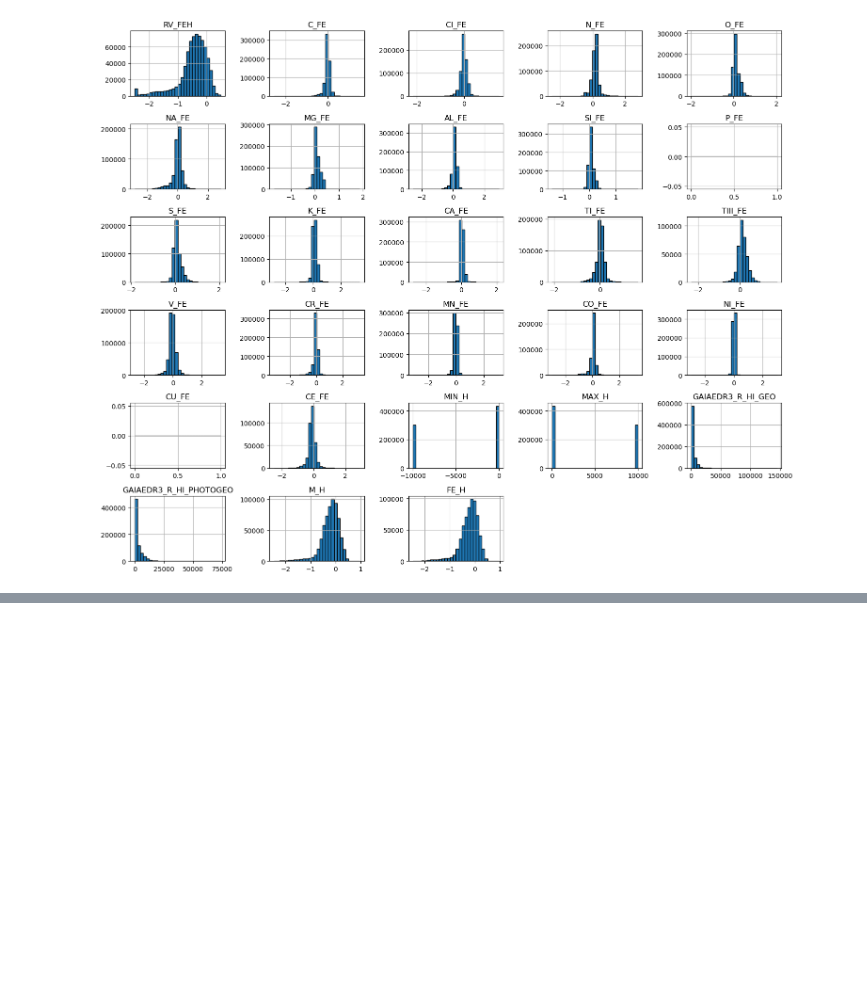
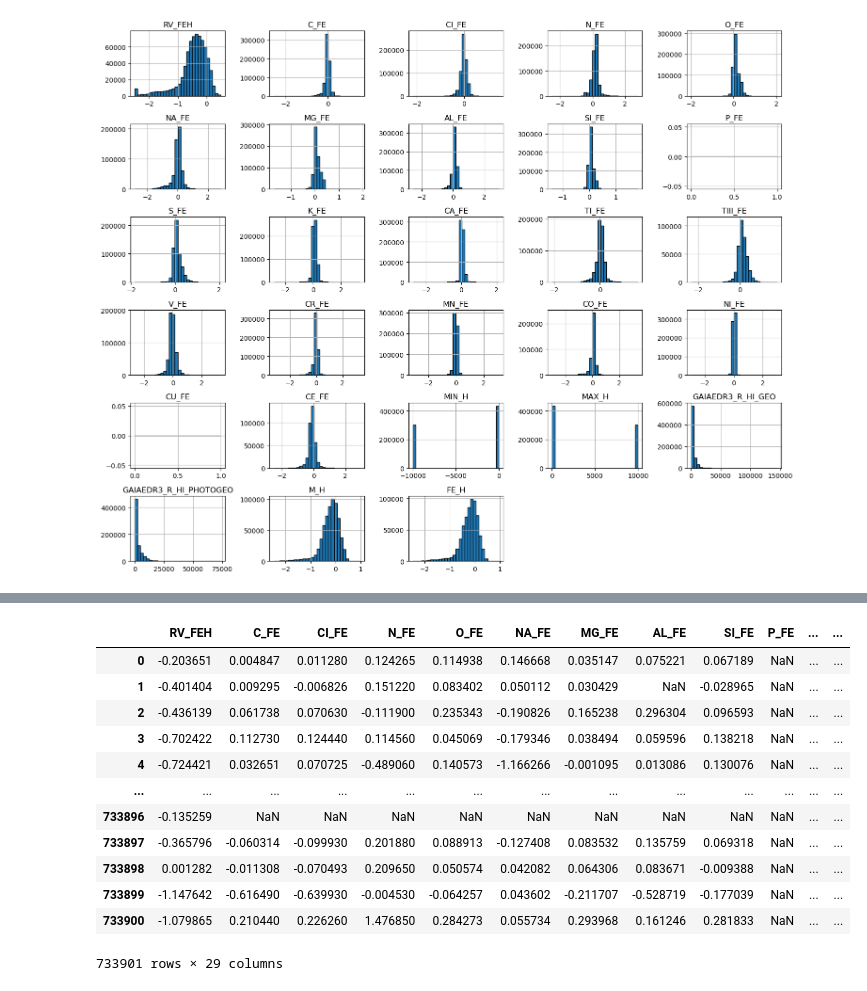
Before and after one commit to astrodeepnet/students-project-2024, a Jupyter notebook: Profiling.ipynb, the cells around one changed output, grey strips where cells are left out. Cells and saved outputs as stored; diff of their text form; code cells hidden in the pictures; blank space fills up the shorter version.

```diff
--- a/Profiling.ipynb
+++ b/Profiling.ipynb
@@ -176,0 +190,16 @@ plt.show()
+# %%
+chemical_subset
+# %% [output]
+|  | RV_FEH | C_FE | CI_FE | N_FE | O_FE | NA_FE | MG_FE | AL_FE | SI_FE | P_FE | ... | ... |
+| 0 | -0.203651 | 0.004847 | 0.011280 | 0.124265 | 0.114938 | 0.146668 | 0.035147 | 0.075221 | 0.067189 | NaN | ... | ... |
+| 1 | -0.401404 | 0.009295 | -0.006826 | 0.151220 | 0.083402 | 0.050112 | 0.030429 | NaN | -0.028965 | NaN | ... | ... |
+| 2 | -0.436139 | 0.061738 | 0.070630 | -0.111900 | 0.235343 | -0.190826 | 0.165238 | 0.296304 | 0.096593 | NaN | ... | ... |
+| 3 | -0.702422 | 0.112730 | 0.124440 | 0.114560 | 0.045069 | -0.179346 | 0.038494 | 0.059596 | 0.138218 | NaN | ... | ... |
+| 4 | -0.724421 | 0.032651 | 0.070725 | -0.489060 | 0.140573 | -1.166266 | -0.001095 | 0.013086 | 0.130076 | NaN | ... | ... |
+| ... | ... | ... | ... | ... | ... | ... | ... | ... | ... | ... | ... | ... |
+| 733896 | -0.135259 | NaN | NaN | NaN | NaN | NaN | NaN | NaN | NaN | NaN | ... | ... |
+| 733897 | -0.365796 | -0.060314 | -0.099930 | 0.201880 | 0.088913 | -0.127408 | 0.083532 | 0.135759 | 0.069318 | NaN | ... | ... |
+| 733898 | 0.001282 | -0.011308 | -0.070493 | 0.209650 | 0.050574 | 0.042082 | 0.064306 | 0.083671 | -0.009388 | NaN | ... | ... |
+| 733899 | -1.147642 | -0.616490 | -0.639930 | -0.004530 | -0.064257 | 0.043602 | -0.211707 | -0.528719 | -0.177039 | NaN | ... | ... |
+| 733900 | -1.079865 | 0.210440 | 0.226260 | 1.476850 | 0.284273 | 0.055734 | 0.293968 | 0.161246 | 0.281833 | NaN | ... | ... |
+733901 rows × 29 columns
```
Also changed, not shown: parts of 5 cells of this notebook.
